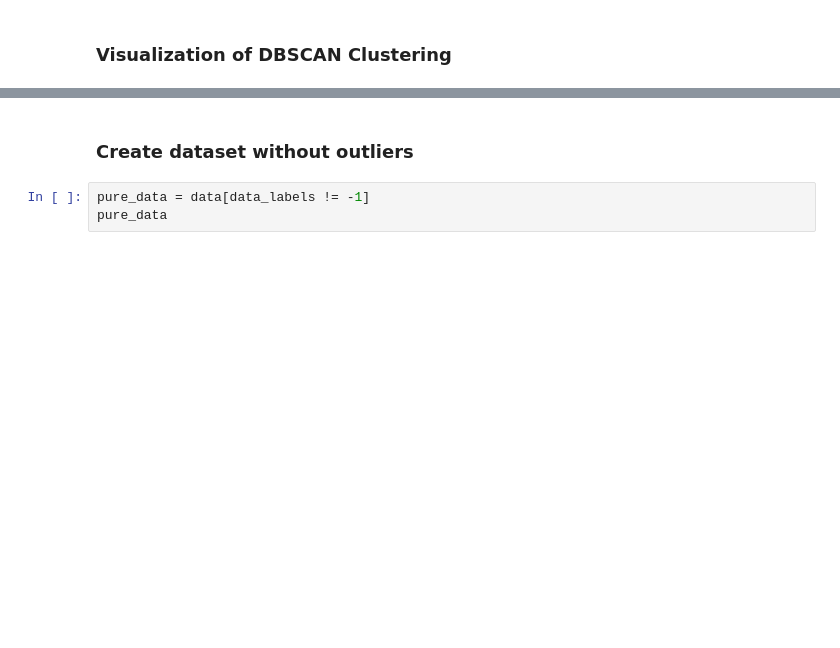
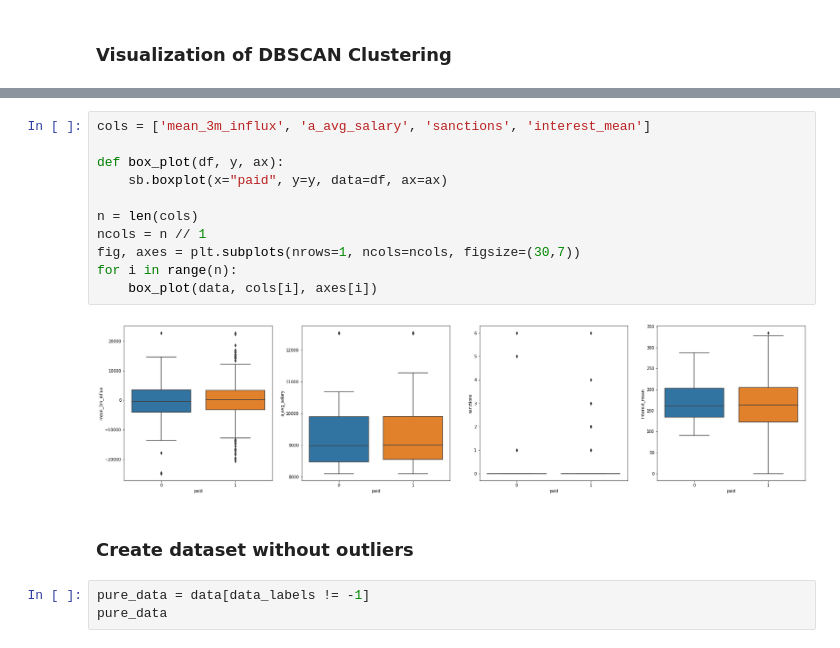
Before and after one commit to ruialves35/feup-ac, a Jupyter notebook: src/outliers.ipynb, the cells around one changed output, grey strips where cells are left out. Drawn from its saved outputs; the diff is of its cells as text; blank space fills up the shorter version.

```diff
--- a/src/outliers.ipynb
+++ b/src/outliers.ipynb
@@ -77,3 +78,16 @@ plt.show()
+# %%
+cols = ['mean_3m_influx', 'a_avg_salary', 'sanctions', 'interest_mean']
+
+def box_plot(df, y, ax):
+    sb.boxplot(x="paid", y=y, data=df, ax=ax)
+
+n = len(cols)
+ncols = n // 1
+fig, axes = plt.subplots(nrows=1, ncols=ncols, figsize=(30,7))
+for i in range(n):
+    box_plot(data, cols[i], axes[i])
+# %% [output]
+[figure, added]
 # %% [markdown]
 ### Create dataset without outliers
 # %%
```
Also changed, not shown: parts of 7 cells of this notebook.
